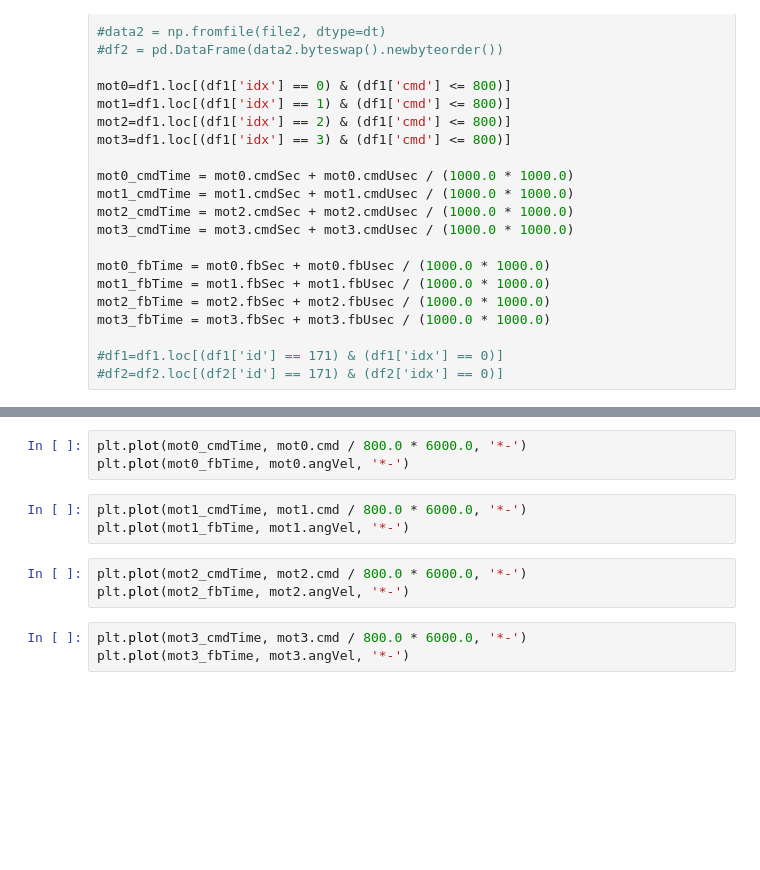
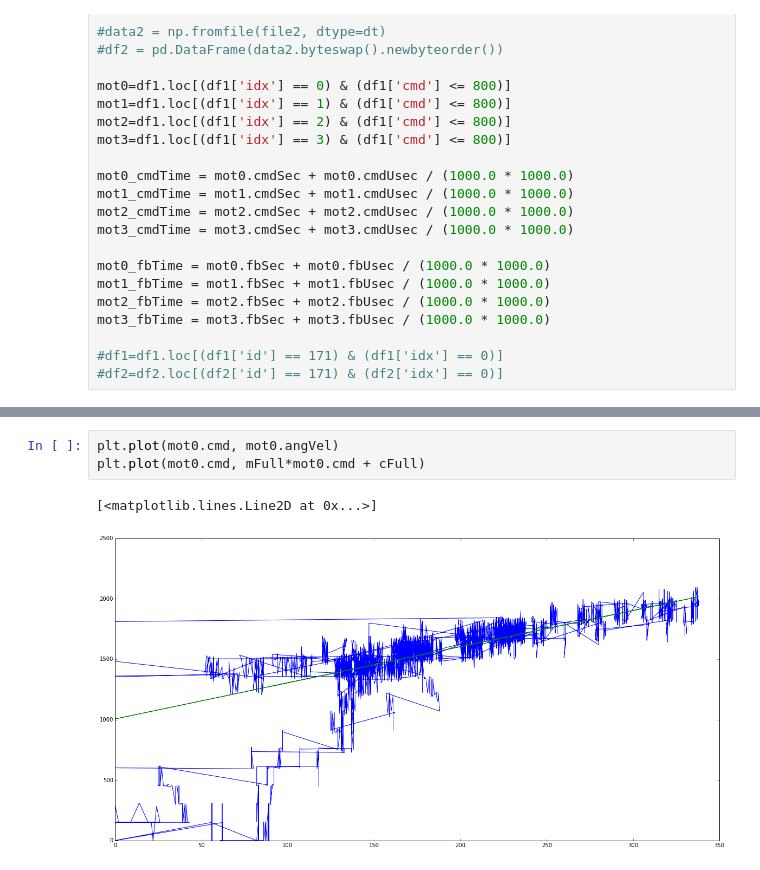
Before and after one commit to genemerewether/quest, a Jupyter notebook: scripts/esc_parse.ipynb, the cells around one changed output, grey strips where cells are left out. Drawn from its saved outputs; the diff is of its cells as text; blank space fills up the shorter version.

```diff
--- a/scripts/esc_parse.ipynb
+++ b/scripts/esc_parse.ipynb
@@ -68,12 +95,6 @@ mot3_fbTime = mot3.fbSec + mot3.fbUsec / (1000.0 * 1000.0)
 # %%
-plt.plot(mot0_cmdTime, mot0.cmd / 800.0 * 6000.0, '*-')
-plt.plot(mot0_fbTime, mot0.angVel, '*-')
+plt.plot(mot0.cmd, mot0.angVel)
+plt.plot(mot0.cmd, mFull*mot0.cmd + cFull)
+# %% [output]
+[<matplotlib.lines.Line2D at 0x...>]
+[figure, added]
-# %%
-plt.plot(mot1_cmdTime, mot1.cmd / 800.0 * 6000.0, '*-')
-plt.plot(mot1_fbTime, mot1.angVel, '*-')
-# %%
-plt.plot(mot2_cmdTime, mot2.cmd / 800.0 * 6000.0, '*-')
-plt.plot(mot2_fbTime, mot2.angVel, '*-')
-# %%
-plt.plot(mot3_cmdTime, mot3.cmd / 800.0 * 6000.0, '*-')
-plt.plot(mot3_fbTime, mot3.angVel, '*-')
```
Also changed, not shown: parts of 6 cells of this notebook.
